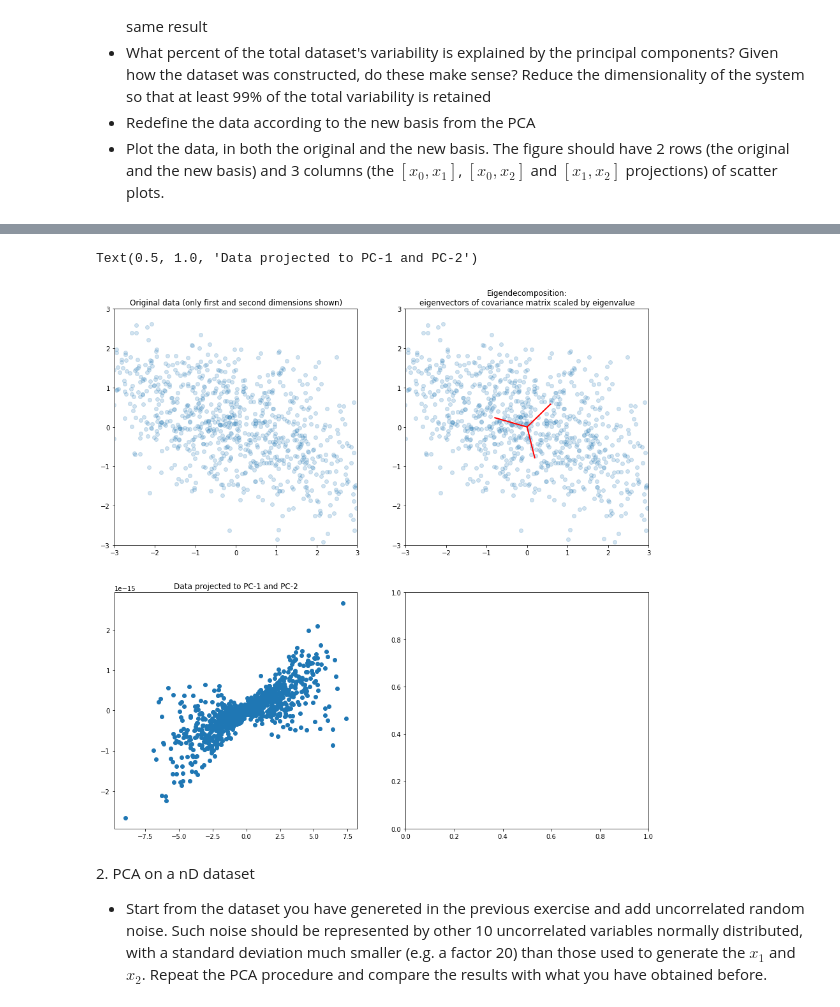
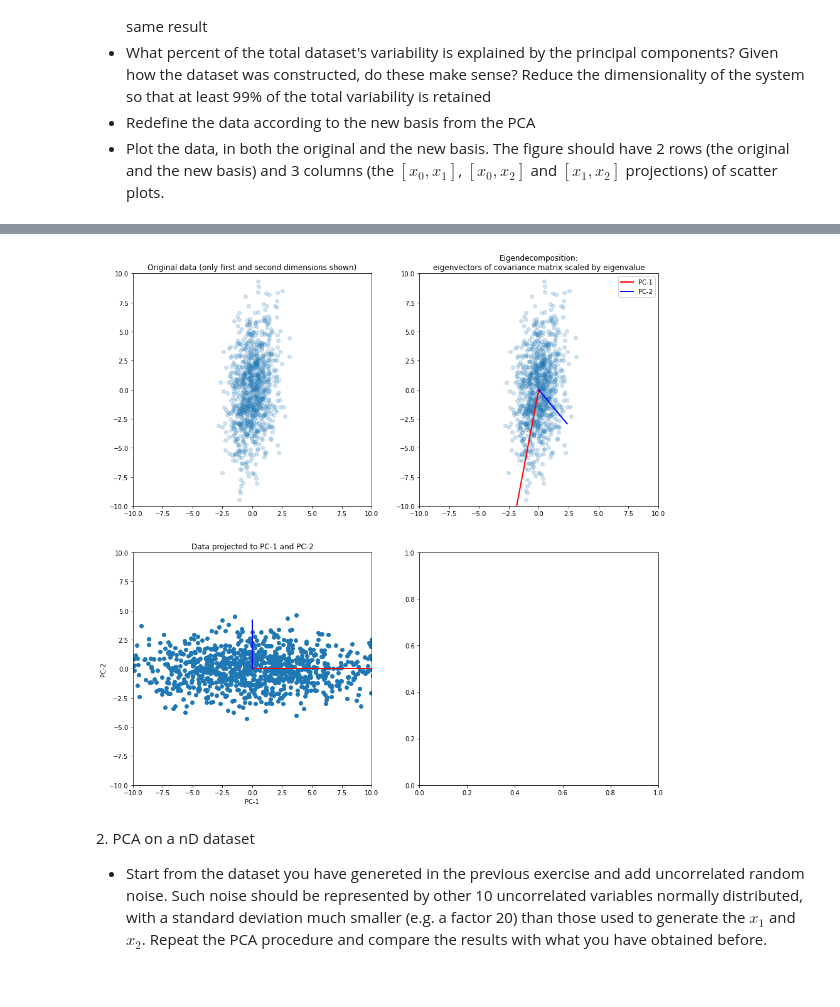
Before and after one commit to davidecolussi/HighLevelProgramming2021, a Jupyter notebook: 10ex_algebra.ipynb, the cells around one changed output, grey strips where cells are left out. Drawn from its saved outputs; the diff is of its cells as text; code cells hidden in the pictures.

```diff
--- a/10ex_algebra.ipynb
+++ b/10ex_algebra.ipynb
@@ -20,21 +20,25 @@ x1 = np.random.normal(loc=0,scale=1,size=n)
 x2 = x1 + np.random.normal(loc=0,scale=3,size=n)
 x3 = 2*x1 + x2
 
-A = np.array([x1,x2,x3])
+A = np.array([x1,x2,x3]).T #rows = number of observations (n), columns = number of features (3)
+#A = np.array([x1,x2]).T #rows = number of observations (n), columns = number of features (3)
 
-#let's scale the data subtracting its mean
-A = A - np.mean(A , axis = 0)
+#let's scale the data subtracting its mean along the first axis (rows of each column)
+#A = A - A.mean(axis = 0, keepdims = True)
 
-print("scaled data:",A[:5])
+print("scaled data:",A)
 print("shape:",A.shape)
 
 #setting up all plots
 fig, ((ax1, ax2), (ax3, ax4)) = plt.subplots(2, 2,figsize=(15,15))
-ax1.scatter(A[0,:], A[1,:], alpha=0.2)
+axis_limits = [-10,10,-10,10]
+
+#plotting original data
+ax1.scatter(A[:,0], A[:,1], alpha=0.2)
 ax1.set_title("Original data (only first and second dimensions shown)")
-ax1.axis([-3, 3, -3, 3])
+ax1.axis(axis_limits)
 
-C = np.cov(A)
+C = np.cov(A.T)
 print("\nCovariance matrix:\n", C, '\n')
 
 print("\nEIGENDECOMPOSITION OF THE COVARIANCE MATRIX:\n")
@@ -48,8 +52,14 @@ Lambda = np.diag(l)
 print("Eigenvalues:\n", l, '\n')
 print("Eigenvectors:\n", V, '\n')
 
+decreasing_order = np.argsort(l)[::-1] #return the indeces that would sort the eigenvalues array
+l = l[decreasing_order]
+V = V[:, decreasing_order] #sort the eigenvectors according to the eigenvalues
 
-print("are eigenvectors orthogonal to each other?",(np.allclose(np.dot(V[:,0],V[:,1]),0),np.allclose(np.dot(V[:,1],V[:,2]),0),np.allclose(np.dot(V[:,0],V[:,2]),0)))
+print("Eigenvalues sorted:\n",l,"\n")
+print("Eigenvectors sorted:\n",V,"\n")
+
+#print("are eigenvectors orthogonal to each other?",(np.allclose(np.dot(V[:,0],V[:,1]),0),np.allclose(np.dot(V[:,1],V[:,2]),0),np.allclose(np.dot(V[:,0],V[:,2]),0)))
 res = np.dot(V[:,0],V[:,1])
 print("\nSVD ON THE COVARIANCE MATRIX:\n")
 
@@ -67,25 +77,39 @@ for li in l:
     explained_variances.append(li/Lambda.trace())
 print("Total variability retained for each principal component: ",explained_variances,"\n")
 
+
+#defining the projection matrix W: k x m matrix where k = number of feature we want to handle (2), m = number of original features (3)
+#the columns of W are the two eigenvectors with maximum eigenvalue: the so called first and second principal components
+W = V[:,0:2]
+print("Projection matrix W:\n",W,"\n")
+
+#now we project original data using the first and second principal component
+#the projected data is obtained by the linear transformation: WA where A is the nxm matrix with the original data
+#projected_data will be a nxk matrix
+projected_data = np.dot(A, W)
+print("projected_data matrix shape:",projected_data.shape)
+
+
+ax2.set_title('Eigendecomposition:\neigenvectors of covariance matrix scaled by eigenvalue')
 # the original data distribution
-ax2.scatter(A[0,:], A[1,:], alpha=0.2)
+ax2.scatter(A[:,0], A[:,1], alpha=0.2)
+ax2.axis(axis_limits)
 
-# a scale factor to graphically enhance the lines - only for visualization purposes
-scale_factor = 0.5
+scale_factor = 2 # a scale factor to graphically enhance the lines - only for visualization purposes
 
 # draw each eigenvectors rescaled by the eigenvalues
-for li, vi in zip(l, V.T):
+for li, vi, color, label in zip(l, W.T,['r-','b-'],['PC-1','PC-2']):
     print("Eigenvalue:", li, ",\teigenvector:", vi)
     # the line is defined by specifying its beginning and its end
-    ax2.plot([0, vi[0]], [0,  vi[1]], 'r-', lw=2)
+    ax2.plot([0, scale_factor * li * vi[0]], [0, scale_factor * li * vi[1]], color , lw=2, label=label)
+ax2.legend()
 
-# fix the size of the axes to have the right visual effect
-ax2.axis([-3, 3, -3, 3])
-ax2.set_title('Eigendecomposition:\neigenvectors of covariance matrix scaled by eigenvalue')
 
-#project the data on its principal components
-projected_data = np.dot(V.T,A)
-
-ax3.scatter(projected_data[0],projected_data[1])
+ax3.scatter(projected_data[:,0],projected_data[:,1])
 ax3.set_title("Data projected to PC-1 and PC-2")
+ax3.axis(axis_limits)
+ax3.set_xlabel("PC-1")
+ax3.set_ylabel("PC-2")
+for li, vi, color in zip(l, np.diag([1]*len(l)),['r-','b-']):
+    ax3.plot([0, scale_factor*li*vi[0]], [0, scale_factor*li*vi[1]], color, lw=2)
 # %% [output]
@@ -109,5 +133,4 @@ Eigenvalue: 1.5725836569813083 ,        eigenvector: [ 0.18892841 -0.78238102  0
-Text(0.5, 1.0, 'Data projected to PC-1 and PC-2')
-[figure, old version]
+[figure, new version]
 # %% [markdown]
 2\. PCA on a nD dataset
 
```
Also changed, not shown: parts of 1 cell of this notebook.
